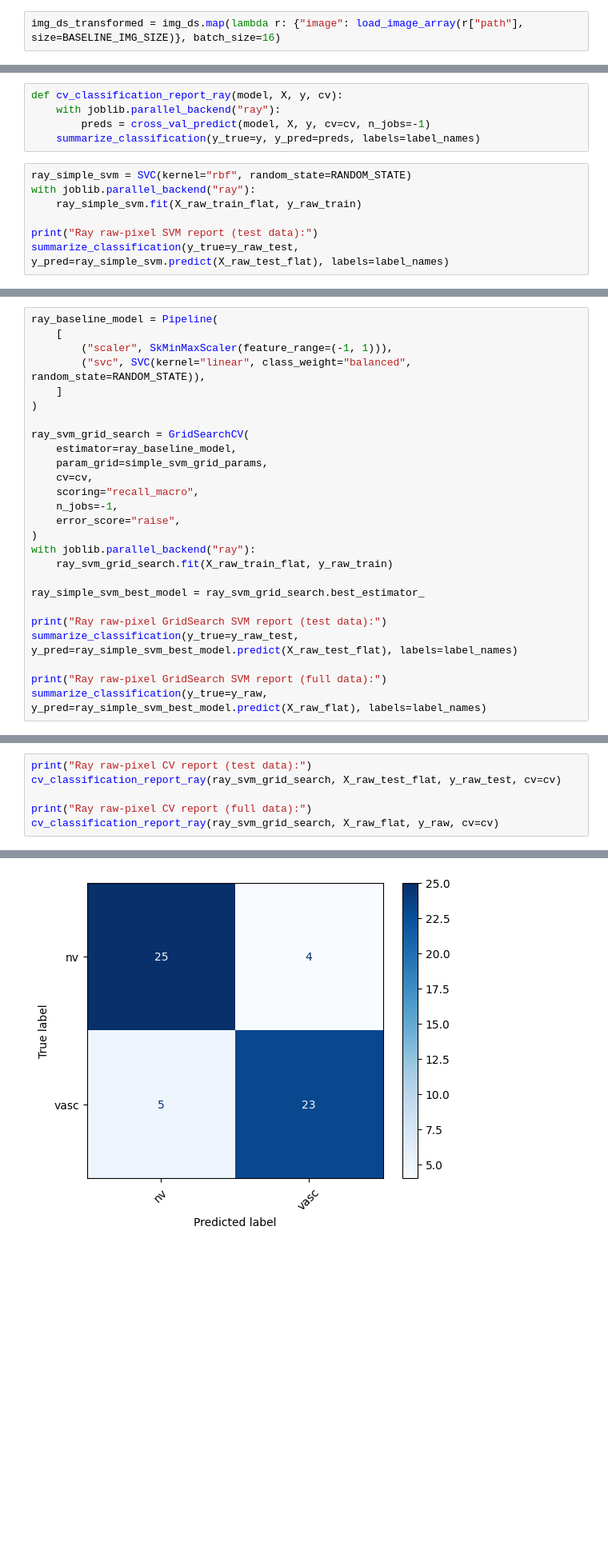
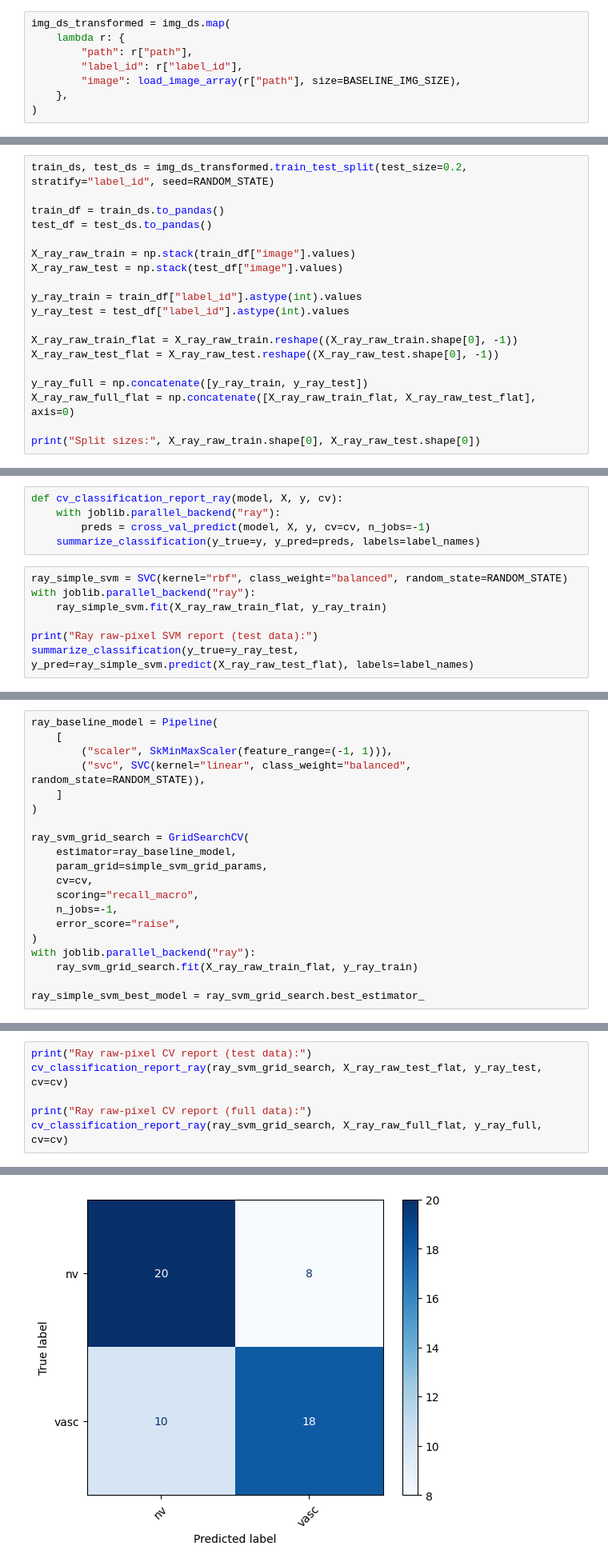
Before and after one commit to WSm-77/distributed_systems, a Jupyter notebook: skin_cancer/classify_skin_cancer_ray.ipynb, the cells around one changed output, grey strips where cells are left out. Shown at 80% size. Saved outputs shown, nothing was run; the diff lists cells and outputs as text; blank space fills up the shorter version.

```diff
--- a/skin_cancer/classify_skin_cancer_ray.ipynb
+++ b/skin_cancer/classify_skin_cancer_ray.ipynb
@@ -349,4 +349,10 @@ Initializing Ray locally...
 # %%
 img_ds = ray.data.from_pandas(df[["path", "label_id"]])
 # %%
-img_ds_transformed = img_ds.map(lambda r: {"image": load_image_array(r["path"], size=BASELINE_IMG_SIZE)}, batch_size=16)
+img_ds_transformed = img_ds.map(
+    lambda r: {
+        "path": r["path"],
+        "label_id": r["label_id"],
+        "image": load_image_array(r["path"], size=BASELINE_IMG_SIZE),
+    },
+)
@@ -352,0 +392,19 @@ img_ds_transformed = img_ds.map(lambda r: {"image": load_image_array(r["path"],
+# %%
+train_ds, test_ds = img_ds_transformed.train_test_split(test_size=0.2, stratify="label_id", seed=RANDOM_STATE)
+
+train_df = train_ds.to_pandas()
+test_df = test_ds.to_pandas()
+
+X_ray_raw_train = np.stack(train_df["image"].values)
+X_ray_raw_test = np.stack(test_df["image"].values)
+
+y_ray_train = train_df["label_id"].astype(int).values
+y_ray_test = test_df["label_id"].astype(int).values
+
+X_ray_raw_train_flat = X_ray_raw_train.reshape((X_ray_raw_train.shape[0], -1))
+X_ray_raw_test_flat = X_ray_raw_test.reshape((X_ray_raw_test.shape[0], -1))
+
+y_ray_full = np.concatenate([y_ray_train, y_ray_test])
+X_ray_raw_full_flat = np.concatenate([X_ray_raw_train_flat, X_ray_raw_test_flat], axis=0)
+
+print("Split sizes:", X_ray_raw_train.shape[0], X_ray_raw_test.shape[0])
@@ -364,12 +441,12 @@ def cv_classification_report_ray(model, X, y, cv):
         preds = cross_val_predict(model, X, y, cv=cv, n_jobs=-1)
     summarize_classification(y_true=y, y_pred=preds, labels=label_names)
 # %%
-ray_simple_svm = SVC(kernel="rbf", random_state=RANDOM_STATE)
+ray_simple_svm = SVC(kernel="rbf", class_weight="balanced", random_state=RANDOM_STATE)
 with joblib.parallel_backend("ray"):
-    ray_simple_svm.fit(X_raw_train_flat, y_raw_train)
+    ray_simple_svm.fit(X_ray_raw_train_flat, y_ray_train)
 
 print("Ray raw-pixel SVM report (test data):")
-summarize_classification(y_true=y_raw_test, y_pred=ray_simple_svm.predict(X_raw_test_flat), labels=label_names)
+summarize_classification(y_true=y_ray_test, y_pred=ray_simple_svm.predict(X_ray_raw_test_flat), labels=label_names)
 # %% [output]
 Ray raw-pixel SVM report (test data):
               precision    recall  f1-score   support
@@ -412,12 +489,6 @@ ray_svm_grid_search = GridSearchCV(
     error_score="raise",
 )
 with joblib.parallel_backend("ray"):
-    ray_svm_grid_search.fit(X_raw_train_flat, y_raw_train)
+    ray_svm_grid_search.fit(X_ray_raw_train_flat, y_ray_train)
 
 ray_simple_svm_best_model = ray_svm_grid_search.best_estimator_
-
-print("Ray raw-pixel GridSearch SVM report (test data):")
-summarize_classification(y_true=y_raw_test, y_pred=ray_simple_svm_best_model.predict(X_raw_test_flat), labels=label_names)
-
-print("Ray raw-pixel GridSearch SVM report (full data):")
-summarize_classification(y_true=y_raw, y_pred=ray_simple_svm_best_model.predict(X_raw_flat), labels=label_names)
@@ -446,9 +523,9 @@ weighted avg       1.00      1.00      1.00       284
 # %%
 print("Ray raw-pixel CV report (test data):")
-cv_classification_report_ray(ray_svm_grid_search, X_raw_test_flat, y_raw_test, cv=cv)
+cv_classification_report_ray(ray_svm_grid_search, X_ray_raw_test_flat, y_ray_test, cv=cv)
 
 print("Ray raw-pixel CV report (full data):")
-cv_classification_report_ray(ray_svm_grid_search, X_raw_flat, y_raw, cv=cv)
+cv_classification_report_ray(ray_svm_grid_search, X_ray_raw_full_flat, y_ray_full, cv=cv)
 # %% [output]
 Ray raw-pixel CV report (test data):
               precision    recall  f1-score   support
@@ -462,2 +539,2 @@ weighted avg       0.84      0.84      0.84        57
-[figure, old version]
+[figure, new version]
 Ray raw-pixel CV report (full data):
```
Also changed, not shown: parts of 13 cells of this notebook.
